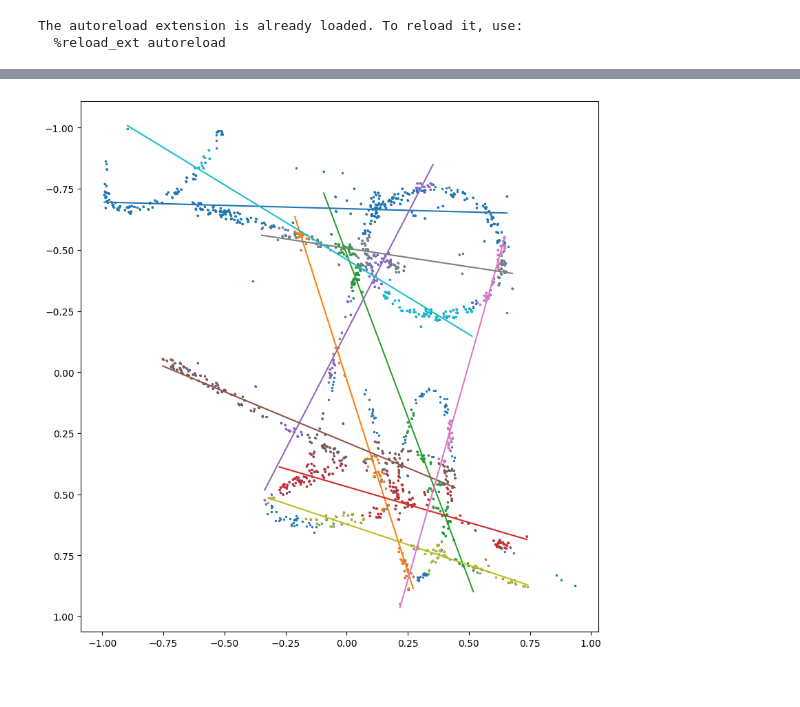
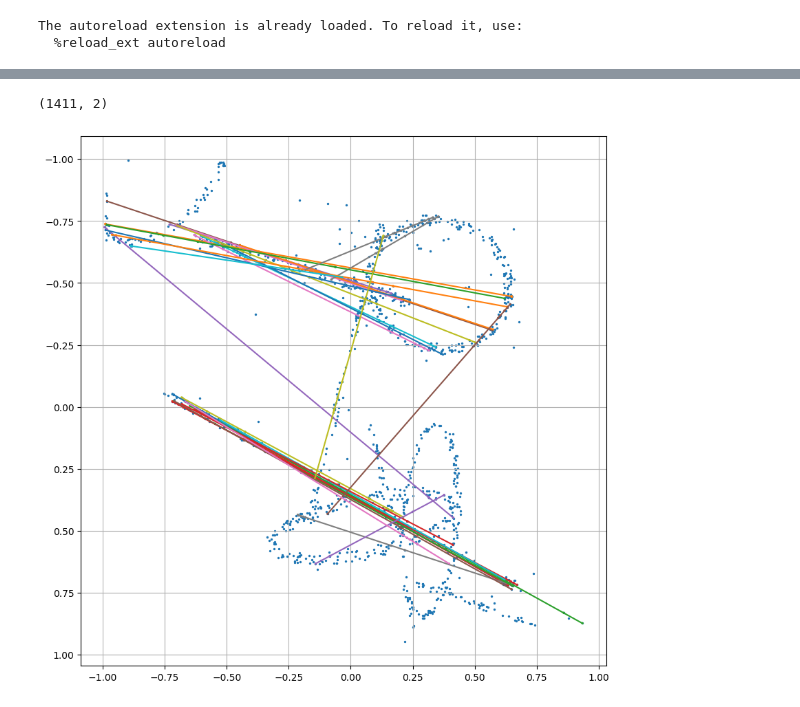
Before and after one commit to mtaktash/gs_2d_toy, a Jupyter notebook: example.ipynb, the cells around one changed output, grey strips where cells are left out. Cells and saved outputs as stored; diff of their text form; code cells hidden in the pictures.

```diff
--- a/example.ipynb
+++ b/example.ipynb
@@ -55,7 +55,7 @@ The autoreload extension is already loaded. To reload it, use:
 width = height = 128
 device = "cuda"
 # %%
-target_image = Image.open("test_random.png")
+target_image = Image.open("test.png")
 
 target_image = target_image.convert("L").resize((height, width))
 plt.imshow(target_image, cmap="grey")
@@ -125,5 +125,5 @@ def optimization_loop(gaussian_image):
             if step > 0 and step % reset_every == 0:
                 gaussian_image.reset_opacity()
 # %%
-gaussian_image = Gaussian2DImage(num_gaussians, width, height).to(device)
-optimization_loop(gaussian_image)
+# gaussian_image = Gaussian2DImage(num_gaussians, width, height).to(device)
+# optimization_loop(gaussian_image)
@@ -135,0 +215,3 @@ n_gaussians after prune: 1411
+# %%
+gaussian_image = Gaussian2DImage(num_gaussians, width, height).to(device)
+optimization_loop_mcmc(gaussian_image)
@@ -136,38 +223,41 @@ n_gaussians after prune: 1411
 # %%
 points = gaussian_image.get_means()
 points = points.detach().cpu().numpy()
+points.shape
+# %% [output]
+(1411, 2)
 # %%
 from sklearn.linear_model import RANSACRegressor
 
-X = points[:, 0].reshape(-1, 1)
-y = points[:, 1].reshape(-1, 1)
+X = points[:, 0][:, None]
+y = points[:, 1]
 
 plt.figure(figsize=(10, 10))
 plt.scatter(X, y, s=2)
 
-for i in range(10):
+for i in range(30):
     ransac = RANSACRegressor(
-        residual_threshold=1e-1,
-        stop_n_inliers=50,
-        max_trials=300
+        min_samples=2,
+        residual_threshold=1e-3,
+        max_trials=100
     )
     ransac.fit(X, y)
     inlier_mask = ransac.inlier_mask_
 
-    line_X = np.linspace(X[inlier_mask].min(), X[inlier_mask].max()).reshape(-1, 1)
+    line_X = np.linspace(X[inlier_mask].min(), X[inlier_mask].max())[:, None]
     line_y_ransac = ransac.predict(line_X)
 
     plt.scatter(X[inlier_mask], y[inlier_mask], s=2, c=[f"C{i}"] * len(y[inlier_mask]))
 
     plt.plot(line_X, line_y_ransac)
-
 
     X = X[~inlier_mask]
     y = y[~inlier_mask]
 
 ax = plt.gca()
 ax.set_aspect("equal")
 ax.invert_yaxis()
+plt.grid()
 plt.show()
 # %% [output]
-[figure, old version]
+[figure, new version]
```
Also changed, not shown: parts of 6 cells of this notebook, 2 other files.
